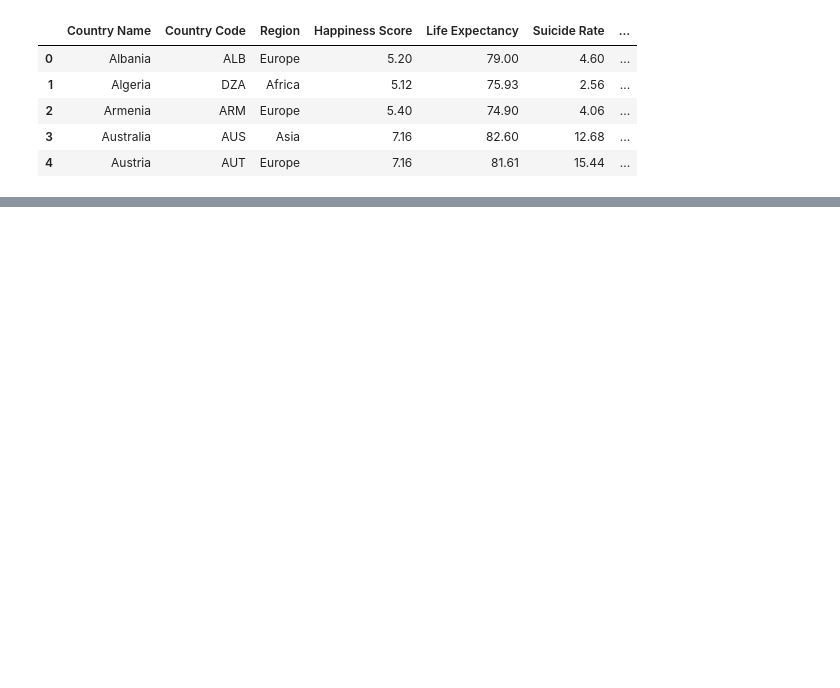
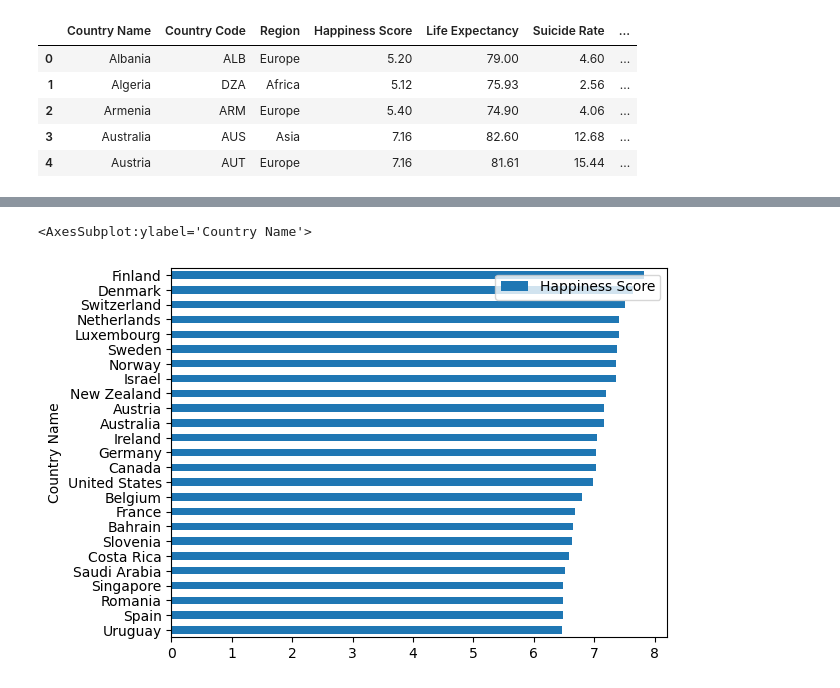
Before and after one commit to ashumskyy/data-dynamos-project-1, a Jupyter notebook: mental_health_metrics_comparison.ipynb, the cells around one changed output, grey strips where cells are left out. Saved outputs shown, nothing was run; the diff lists cells and outputs as text; code cells hidden in the pictures; blank space fills up the shorter version.

Commit message:
top 20 charts added

```diff
--- a/mental_health_metrics_comparison.ipynb
+++ b/mental_health_metrics_comparison.ipynb
@@ -78,0 +83,6 @@ sorted_suicide.head(20)
+# %%
+# plot 20 countries with highest happiness scores
+x.plot(kind='barh')
+# %% [output]
+<AxesSubplot:ylabel='Country Name'>
+[figure, added]
```
Also changed, not shown: parts of 9 cells of this notebook, 2 other files.
